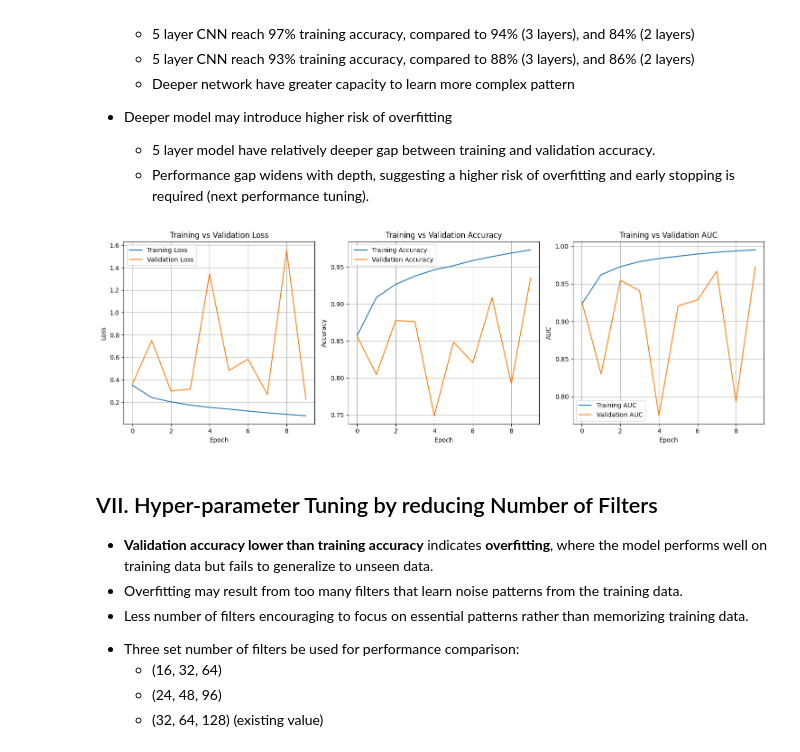
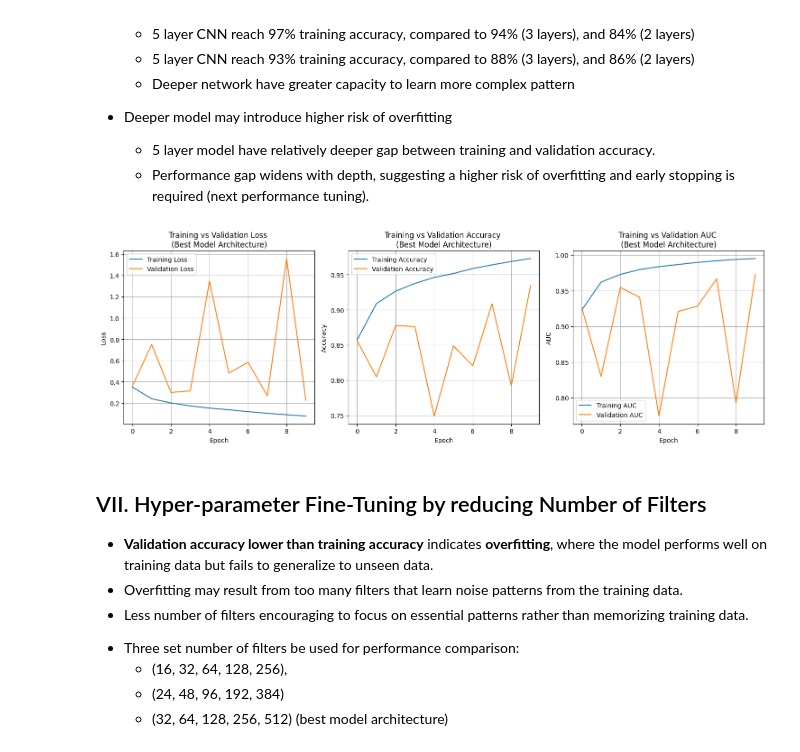
Before and after one commit to alme9155/csca-5642-week3, a Jupyter notebook: histopathologeic-cancer-detection.ipynb, the cells around one changed output. Drawn from its saved outputs; the diff is of its cells as text; code cells hidden in the pictures.

```diff
--- a/histopathologeic-cancer-detection.ipynb
+++ b/histopathologeic-cancer-detection.ipynb
@@ -635,48 +647,48 @@ import numpy as np
 plt.figure(figsize=(15, 5))
 plt.subplot(1, 3, 1)
 plt.plot(five_layer_history.history['loss'], label='Training Loss')
 plt.plot(five_layer_history.history['val_loss'], label='Validation Loss')
-plt.title('Training vs Validation Loss')
+plt.title('Training vs Validation Loss \n(Best Model Architecture)')
 plt.xlabel('Epoch')
 plt.ylabel('Loss')
 plt.legend()
 plt.grid(True)
 
 # Training Accuracy vs Validation Accuracy
 plt.subplot(1, 3, 2)
 plt.plot(five_layer_history.history['accuracy'], label='Training Accuracy')
 plt.plot(five_layer_history.history['val_accuracy'], label='Validation Accuracy')
-plt.title('Training vs Validation Accuracy')
+plt.title('Training vs Validation Accuracy \n(Best Model Architecture)')
 plt.xlabel('Epoch')
 plt.ylabel('Accuracy')
 plt.legend()
 plt.grid(True)
 
 # AUC
 plt.subplot(1, 3, 3)
 plt.plot(five_layer_history.history['auroc'], label='Training AUC')
 plt.plot(five_layer_history.history['val_auroc'], label='Validation AUC')
-plt.title('Training vs Validation AUC')
+plt.title('Training vs Validation AUC \n(Best Model Architecture)')
 plt.xlabel('Epoch')
 plt.ylabel('AUC')
 plt.legend()
 plt.grid(True)
 
 plt.tight_layout()
 plt.show()
 # %% [output]
-[figure, old version]
+[figure, new version]
 # %% [markdown]
-## VII. Hyper-parameter Tuning by reducing Number of Filters ##
+## VII. Hyper-parameter Fine-Tuning by reducing Number of Filters ##
 
 * **Validation accuracy lower than training accuracy** indicates **overfitting**, where the model performs well on training data but fails to generalize to unseen data.
 * Overfitting may result from too many filters that learn noise patterns from the training data.
 * Less number of filters encouraging to focus on essential patterns rather than memorizing training data.
 
 - Three set number of filters be used for performance comparison:
-  - (16, 32, 64)
-  - (24, 48, 96)
-  - (32, 64, 128) (existing value)
+  - (16, 32, 64, 128, 256),
+  - (24, 48, 96, 192, 384)
+  - (32, 64, 128, 256, 512) (best model architecture)
 # %%
 from tensorflow.keras.models import Sequential
 from tensorflow.keras.layers import Conv2D, BatchNormalization, Activation, MaxPooling2D, Flatten, Dense, Dropout
```
Also changed, not shown: parts of 27 cells of this notebook.
